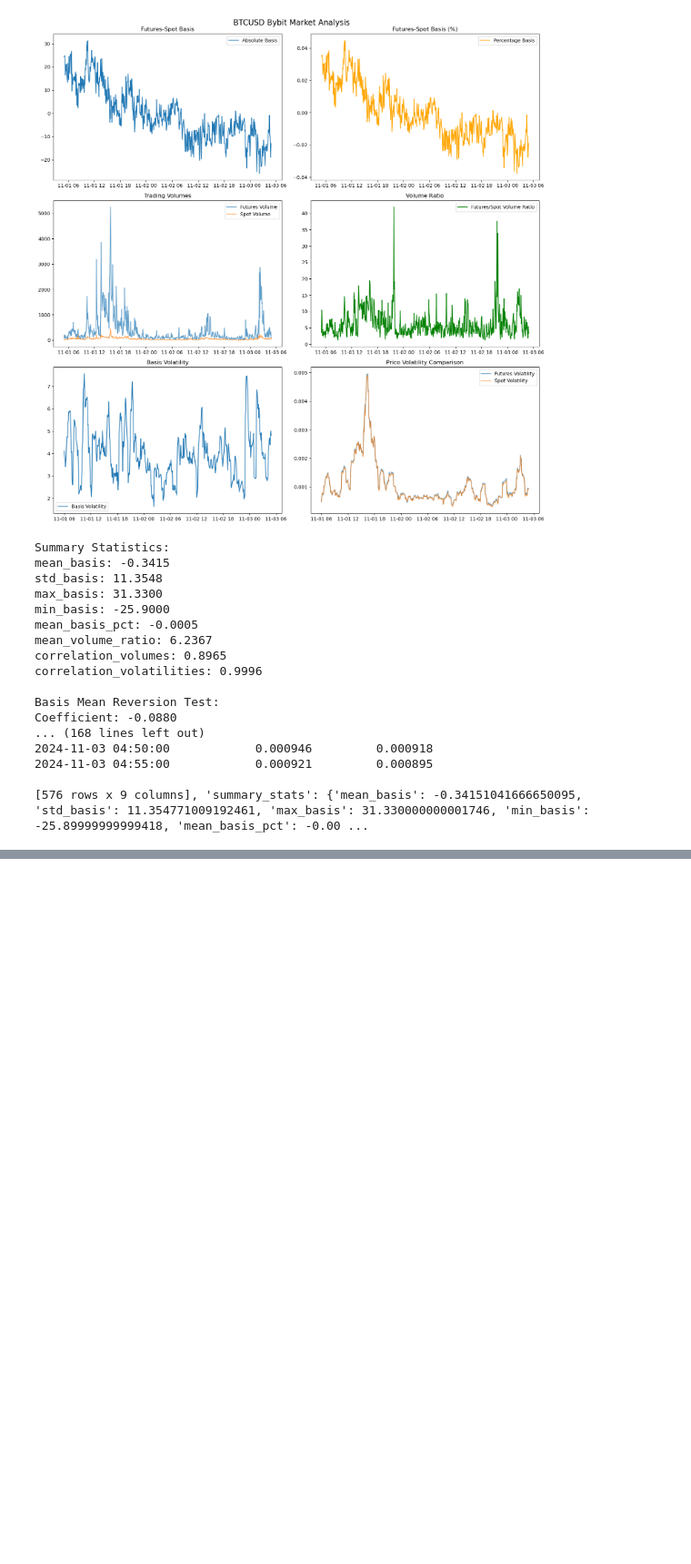
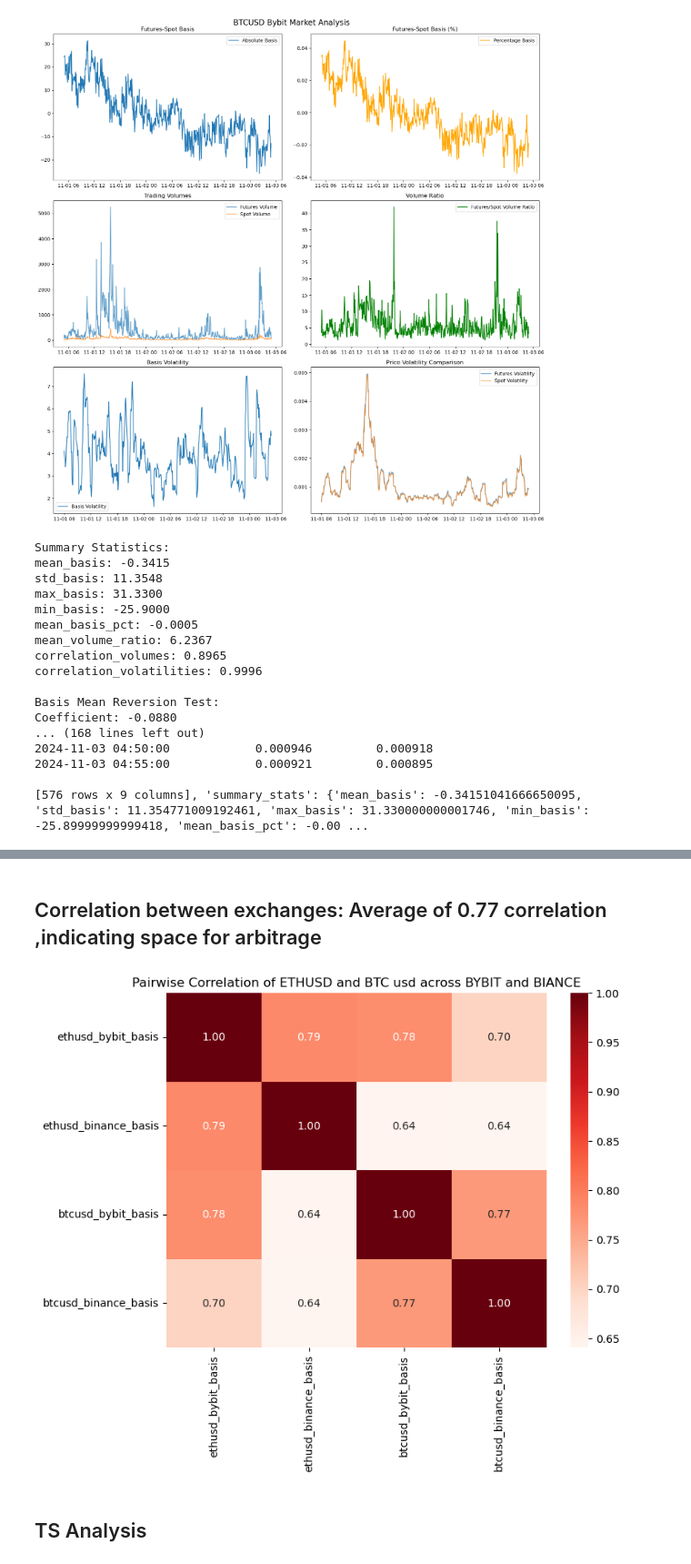
Before and after one commit to karuu6/futures_basis, a Jupyter notebook: Main_Code_New.ipynb, the cells around one changed output, grey strips where cells are left out. Shown at 91% size. Saved outputs shown, nothing was run; the diff lists cells and outputs as text; code cells hidden in the pictures; blank space fills up the shorter version.

Commit message:
Add Heatmap & Time Series & Regression Analysis

```diff
--- a/Main_Code_New.ipynb
+++ b/Main_Code_New.ipynb
@@ -556,0 +586,29 @@ print(f"Profit opportunity volatility: {basis_metrics['potential_profit'].std():
+# %% [markdown]
+## Correlation between exchanges: Average of 0.77 correlation ,indicating space for arbitrage
+# %%
+import pandas as pd
+import numpy as np
+import seaborn as sns
+import matplotlib.pyplot as plt
+
+data = {
+    "ethusd_bybit_basis": ethusd_bybit_basis.values,
+    "ethusd_binance_basis": ethusd_binance_basis.values,
+    "btcusd_bybit_basis": btcusd_bybit_basis.values,
+    "btcusd_binance_basis": btcusd_binance_basis.values,
+}
+
+basis_df = pd.DataFrame(data, index=ethusd_bybit_basis.index)
+
+# Compute the pairwise correlation matrix
+correlation_matrix = basis_df.corr()
+
+# Plot heatmap
+plt.figure(figsize=(8, 6))
+sns.heatmap(correlation_matrix, annot=True, cmap="Reds", cbar=True, fmt=".2f")
+plt.title("Pairwise Correlation of ETHUSD and BTC usd across BYBIT and BIANCE")
+plt.show()
+# %% [output]
+[figure, added]
+# %% [markdown]
+## TS Analysis
```
Also changed, not shown: parts of 15 cells of this notebook.
